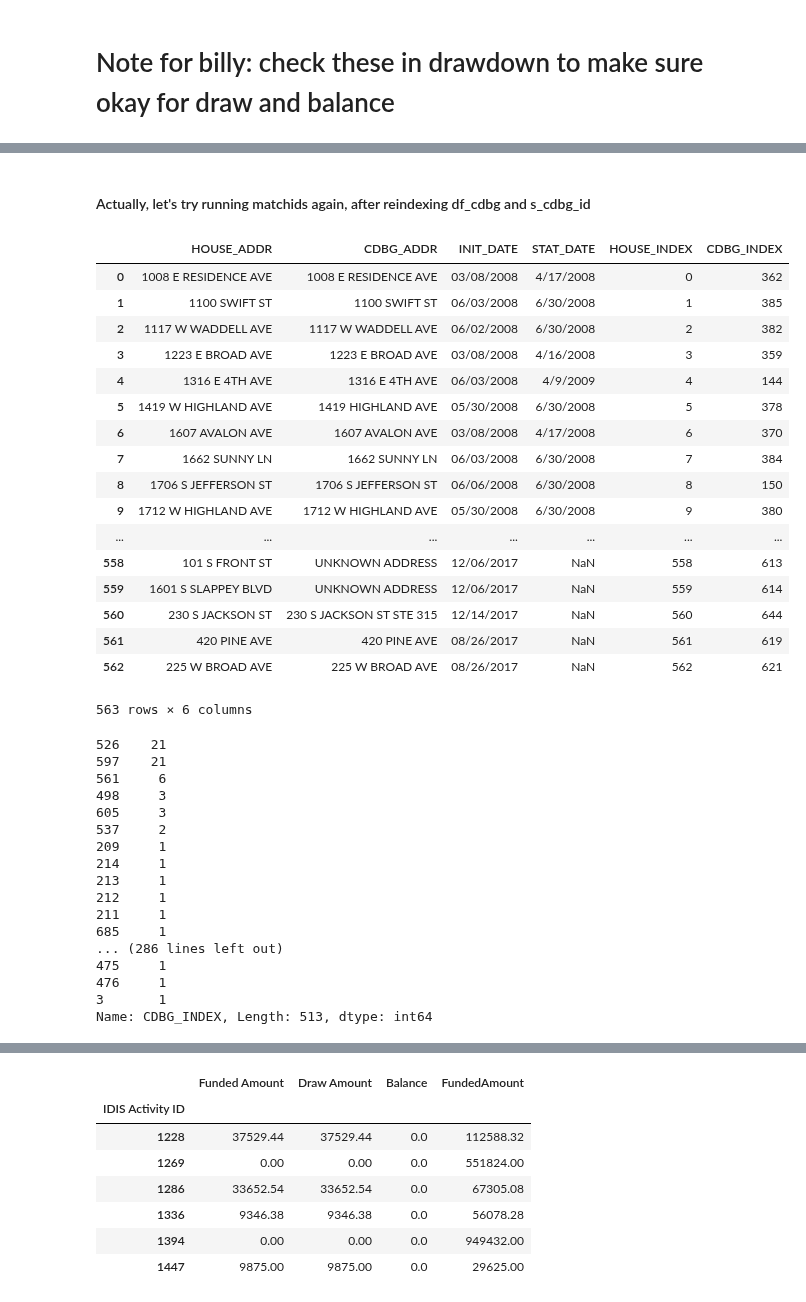
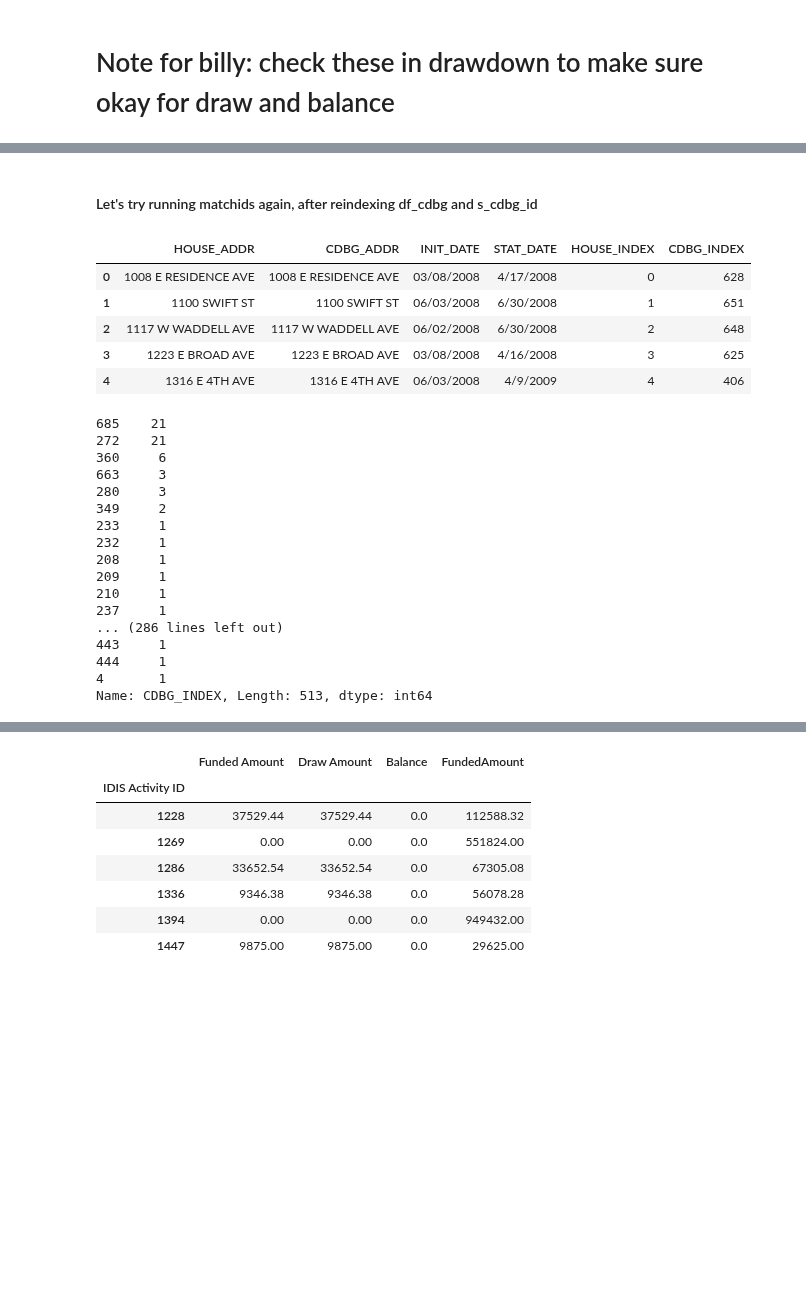
Before and after one commit to asensio-lab/albany-housing-analytics, a Jupyter notebook: preprocessing/housing/housing_merge_drawdown.ipynb, the cells around one changed output, grey strips where cells are left out. Cells and saved outputs as stored; diff of their text form; code cells hidden in the pictures; blank space fills up the shorter version.

```diff
--- a/preprocessing/housing/housing_merge_drawdown.ipynb
+++ b/preprocessing/housing/housing_merge_drawdown.ipynb
@@ -6,5 +8,7 @@ import pandas as pd
 pd.options.display.max_rows = 300
 pd.options.display.max_columns = 100
 # %%
-path = '/Users/william/Dropbox (Amherst College)/CDS-2019-AlbanyHub/'
+#Read in housing projects
+#path = '/Users/william/Dropbox (Amherst College)/CDS-2019-AlbanyHub/'
+path='/home/mirabel/Dropbox (GaTech)/CDS-2019-AlbanyHub/'
 df_house = pd.read_csv(path + 'ToDatabase/TotalHouse_v04.csv')
@@ -13,6 +15,10 @@ df_cdbg = pd.read_csv(path + 'Raw-Data/test_cdbg_2007-2017.csv')
+# %%
+#read in drawdown reports
+#df_cdbg = pd.read_csv(path + 'Raw-Data/test_cdbg_2007-2017.csv')
+df_cdbg = pd.read_csv('/home/mirabel/Documents/cds/albany-housing-analytics/test_cdbg_2007-2017.csv')
 # %%
-df_house.drop(['Unnamed: 0', 'Unnamed: 0.1'], inplace=True, axis=1)
-df_cdbg.drop('Unnamed: 0', inplace=True, axis = 1)
+df_house.drop(['Unnamed: 0', 'Unnamed: 0.1'], inplace=True, axis=1, errors='ignore') #Drop extra columns
+df_cdbg.drop('Unnamed: 0', inplace=True, axis = 1, errors='ignore')
 # %%
 df_cdbg.head()
 # %% [output]
@@ -488,50 +408,38 @@ Name: CDBG_INDEX, Length: 513, dtype: int64
 # %% [markdown]
-#### Actually, let's try running matchids again, after reindexing df_cdbg and s_cdbg_id
+#### Let's try running matchids again, after reindexing df_cdbg and s_cdbg_id
 # %%
 df_cdbg.index = range(len(df_cdbg))
 s_cdbg_id = df_cdbg['IDISActivityID']
 # %%
 df_toadd = match_ids(df_house_cdbg, df_cdbg, s_cdbg_id)
 # %%
-df_toadd
+df_toadd.head()
 # %% [output]
 |  | HOUSE_ADDR | CDBG_ADDR | INIT_DATE | STAT_DATE | HOUSE_INDEX | CDBG_INDEX |
-| 0 | 1008 E RESIDENCE AVE | 1008 E RESIDENCE AVE | 03/08/2008 | 4/17/2008 | 0 | 362 |
-| 1 | 1100 SWIFT ST | 1100 SWIFT ST | 06/03/2008 | 6/30/2008 | 1 | 385 |
-| 2 | 1117 W WADDELL AVE | 1117 W WADDELL AVE | 06/02/2008 | 6/30/2008 | 2 | 382 |
-| 3 | 1223 E BROAD AVE | 1223 E BROAD AVE | 03/08/2008 | 4/16/2008 | 3 | 359 |
-| 4 | 1316 E 4TH AVE | 1316 E 4TH AVE | 06/03/2008 | 4/9/2009 | 4 | 144 |
-| 5 | 1419 W HIGHLAND AVE | 1419 HIGHLAND AVE | 05/30/2008 | 6/30/2008 | 5 | 378 |
-| 6 | 1607 AVALON AVE | 1607 AVALON AVE | 03/08/2008 | 4/17/2008 | 6 | 370 |
-| 7 | 1662 SUNNY LN | 1662 SUNNY LN | 06/03/2008 | 6/30/2008 | 7 | 384 |
-| 8 | 1706 S JEFFERSON ST | 1706 S JEFFERSON ST | 06/06/2008 | 6/30/2008 | 8 | 150 |
-| 9 | 1712 W HIGHLAND AVE | 1712 W HIGHLAND AVE | 05/30/2008 | 6/30/2008 | 9 | 380 |
-| ... | ... | ... | ... | ... | ... | ... |
-| 558 | 101 S FRONT ST | UNKNOWN ADDRESS | 12/06/2017 | NaN | 558 | 613 |
-| 559 | 1601 S SLAPPEY BLVD | UNKNOWN ADDRESS | 12/06/2017 | NaN | 559 | 614 |
-| 560 | 230 S JACKSON ST | 230 S JACKSON ST STE 315 | 12/14/2017 | NaN | 560 | 644 |
-| 561 | 420 PINE AVE | 420 PINE AVE | 08/26/2017 | NaN | 561 | 619 |
-| 562 | 225 W BROAD AVE | 225 W BROAD AVE | 08/26/2017 | NaN | 562 | 621 |
+| 0 | 1008 E RESIDENCE AVE | 1008 E RESIDENCE AVE | 03/08/2008 | 4/17/2008 | 0 | 628 |
+| 1 | 1100 SWIFT ST | 1100 SWIFT ST | 06/03/2008 | 6/30/2008 | 1 | 651 |
+| 2 | 1117 W WADDELL AVE | 1117 W WADDELL AVE | 06/02/2008 | 6/30/2008 | 2 | 648 |
+| 3 | 1223 E BROAD AVE | 1223 E BROAD AVE | 03/08/2008 | 4/16/2008 | 3 | 625 |
+| 4 | 1316 E 4TH AVE | 1316 E 4TH AVE | 06/03/2008 | 4/9/2009 | 4 | 406 |
-563 rows × 6 columns
 # %%
 df_toadd['CDBG_INDEX'].value_counts() # there are a couple that get assigned multiple times from drawdown which makes sense
 # %% [output]
-526    21
-597    21
-561     6
-498     3
-605     3
-537     2
+685    21
+272    21
+360     6
+663     3
+280     3
+349     2
+233     1
+232     1
+208     1
 209     1
-214     1
-213     1
-212     1
-211     1
-685     1
+210     1
+237     1
 ... (286 lines left out)
-475     1
-476     1
-3       1
+443     1
+444     1
+4       1
 Name: CDBG_INDEX, Length: 513, dtype: int64
 # %%
 df_cdbg.iloc[537]
```
Also changed, not shown: parts of 92 cells of this notebook, 5 other files.
